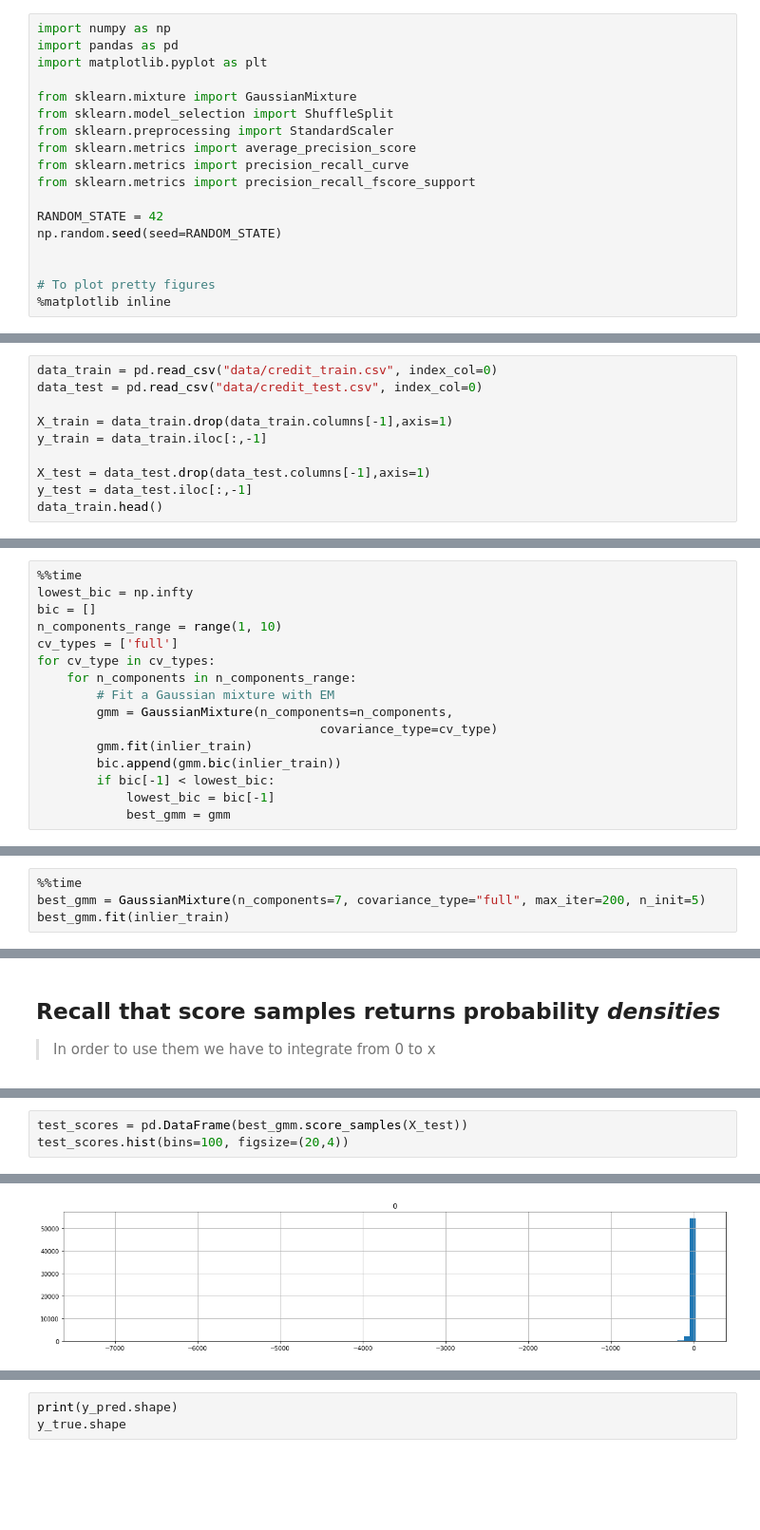
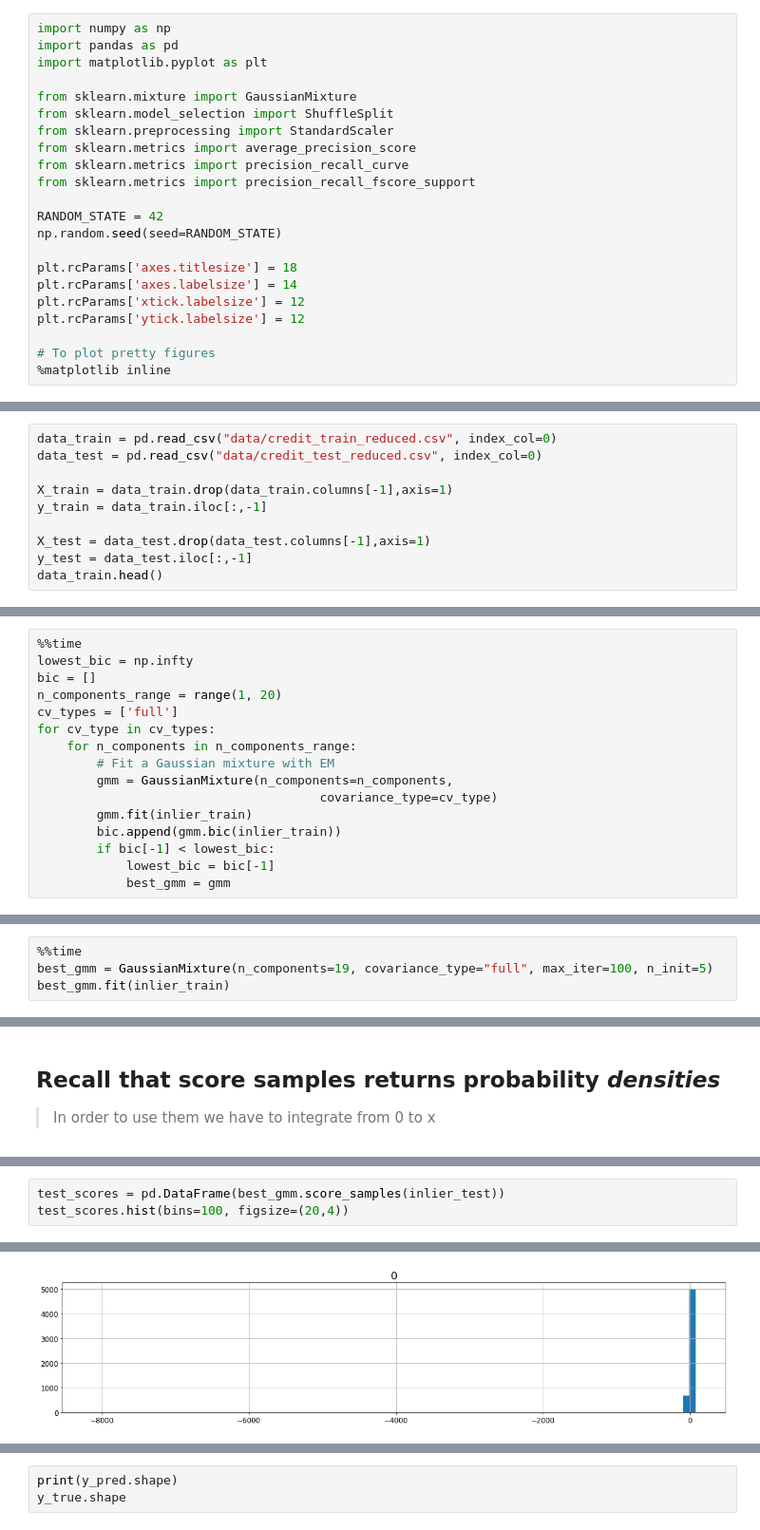
Before and after one commit to ahsanMah/COMP562_Project, a Jupyter notebook: GMM.ipynb, the cells around one changed output, grey strips where cells are left out. Shown: that part at 95% size. Cells and saved outputs as stored; diff of their text form; blank space fills up the shorter version.

Commit message:
Reran GMM on reduced creditcard

```diff
--- a/GMM.ipynb
+++ b/GMM.ipynb
@@ -13,14 +13,18 @@ from sklearn.metrics import precision_recall_fscore_support
 RANDOM_STATE = 42
 np.random.seed(seed=RANDOM_STATE)
 
+plt.rcParams['axes.titlesize'] = 18
+plt.rcParams['axes.labelsize'] = 14
+plt.rcParams['xtick.labelsize'] = 12
+plt.rcParams['ytick.labelsize'] = 12
 
 # To plot pretty figures
 %matplotlib inline
 # %% [markdown]
 # Credit Card Dataset
 # %%
-data_train = pd.read_csv("data/credit_train.csv", index_col=0)
-data_test = pd.read_csv("data/credit_test.csv", index_col=0)
+data_train = pd.read_csv("data/credit_train_reduced.csv", index_col=0)
+data_test = pd.read_csv("data/credit_test_reduced.csv", index_col=0)
 
 X_train = data_train.drop(data_train.columns[-1],axis=1)
 y_train = data_train.iloc[:,-1]
@@ -114,7 +120,7 @@ array([[<matplotlib.axes._subplots.AxesSubplot object at 0x...>]],
 %%time
 lowest_bic = np.infty
 bic = []
-n_components_range = range(1, 10)
+n_components_range = range(1, 20)
 cv_types = ['full']
 for cv_type in cv_types:
     for n_components in n_components_range:
@@ -134,5 +152,5 @@ bics.plot(kind="bar")
 # %%
 %%time
-best_gmm = GaussianMixture(n_components=7, covariance_type="full", max_iter=200, n_init=5)
+best_gmm = GaussianMixture(n_components=19, covariance_type="full", max_iter=100, n_init=5)
 best_gmm.fit(inlier_train)
 # %% [output]
@@ -177,10 +187,10 @@ array([[<matplotlib.axes._subplots.AxesSubplot object at 0x...>]],
 # %%
-test_scores = pd.DataFrame(best_gmm.score_samples(X_test))
+test_scores = pd.DataFrame(best_gmm.score_samples(inlier_test))
 test_scores.hist(bins=100, figsize=(20,4))
 # %% [output]
 array([[<matplotlib.axes._subplots.AxesSubplot object at 0x...>]],
       dtype=object)
-[figure, old version]
+[figure, new version]
 # %%
 outlier_scores = pd.DataFrame(best_gmm.score_samples(outliers))
 outlier_scores.hist(bins=100, figsize=(20,4))
```
Also changed, not shown: parts of 60 cells of this notebook.
